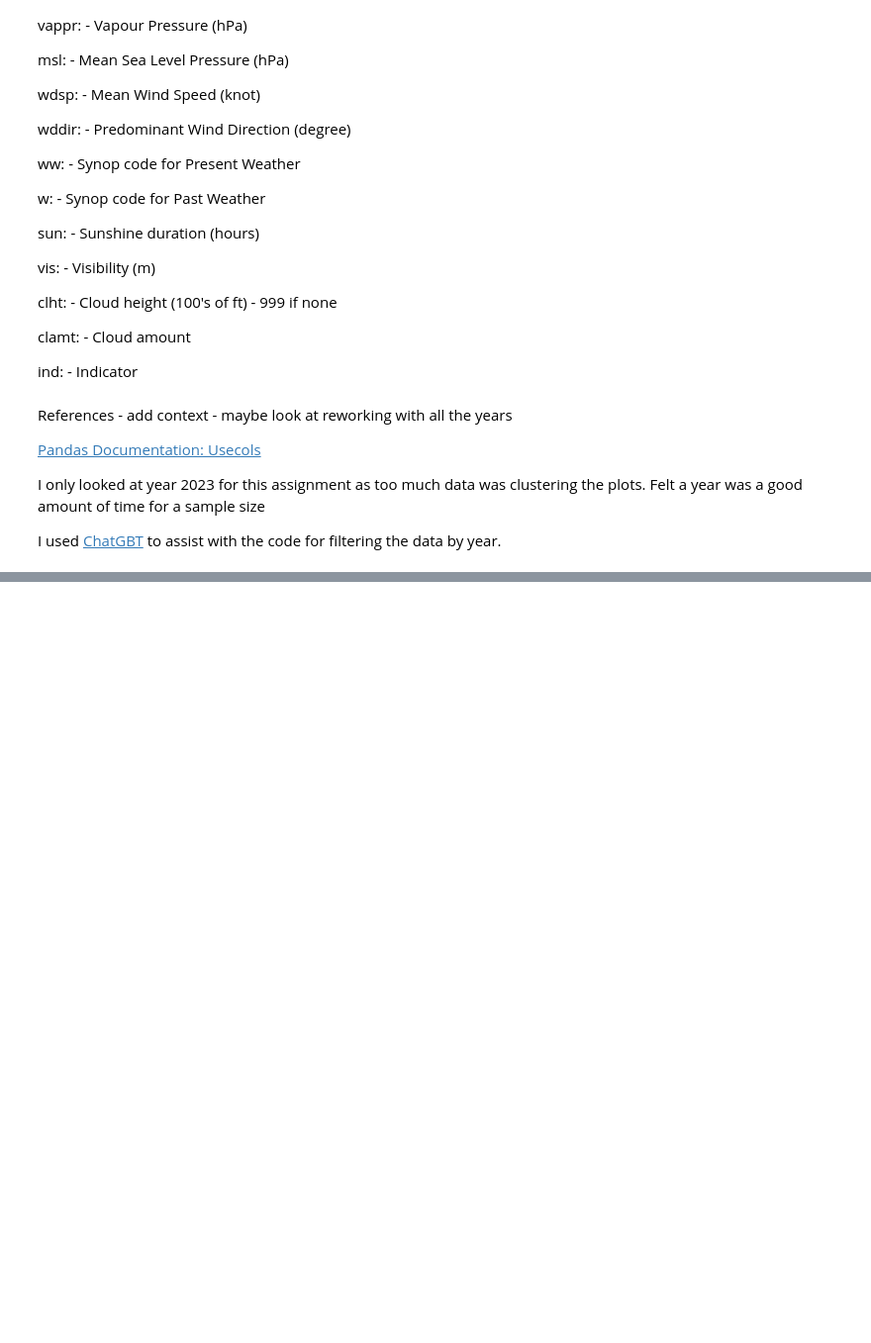
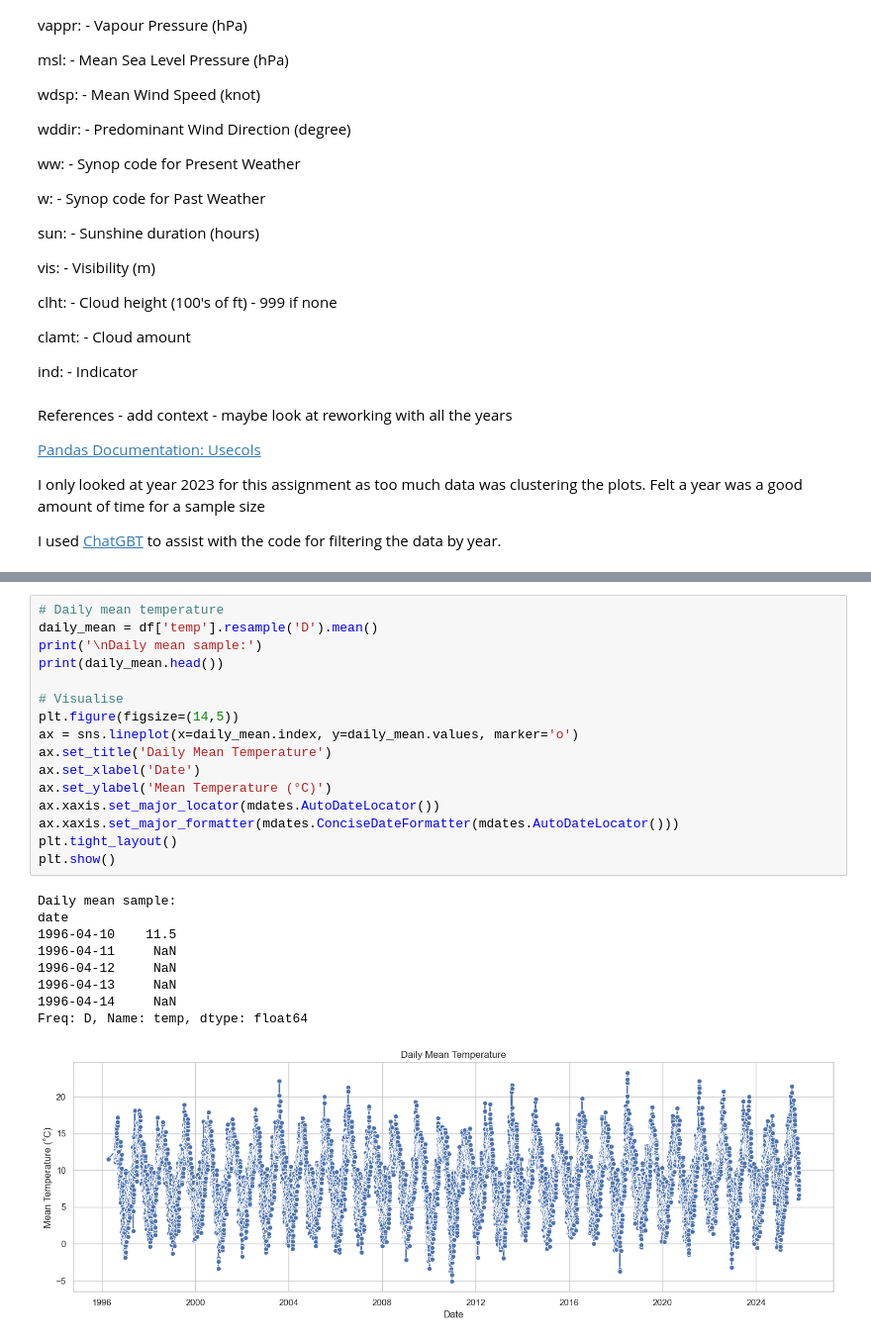
Before and after one commit to LDonn32/PDFA, a Jupyter notebook: Assignments/assignment06-weather.ipynb, the cells around one changed output, grey strips where cells are left out. Shown at 99% size. Drawn from its saved outputs; the diff is of its cells as text; blank space fills up the shorter version.

```diff
--- a/Assignments/assignment06-weather.ipynb
+++ b/Assignments/assignment06-weather.ipynb
@@ -198,0 +237,26 @@ Text(0, 0.5, 'Monthly Mean Temperature (°C)')
+# %%
+# Daily mean temperature
+daily_mean = df['temp'].resample('D').mean()
+print('\nDaily mean sample:')
+print(daily_mean.head())
+
+# Visualise
+plt.figure(figsize=(14,5))
+ax = sns.lineplot(x=daily_mean.index, y=daily_mean.values, marker='o')
+ax.set_title('Daily Mean Temperature')
+ax.set_xlabel('Date')
+ax.set_ylabel('Mean Temperature (°C)')
+ax.xaxis.set_major_locator(mdates.AutoDateLocator())
+ax.xaxis.set_major_formatter(mdates.ConciseDateFormatter(mdates.AutoDateLocator()))
+plt.tight_layout()
+plt.show()
+# %% [output]
+Daily mean sample:
+date
+1996-04-10    11.5
+1996-04-11     NaN
+1996-04-12     NaN
+1996-04-13     NaN
+1996-04-14     NaN
+Freq: D, Name: temp, dtype: float64
+[figure, added]
```
Also changed, not shown: parts of 18 cells of this notebook, 1 other file.
